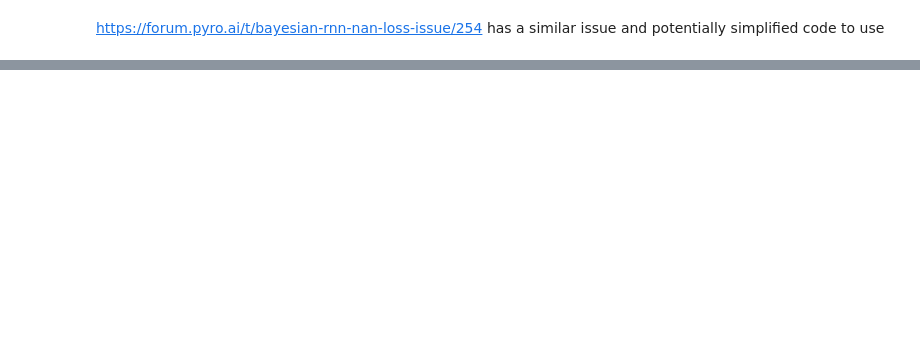
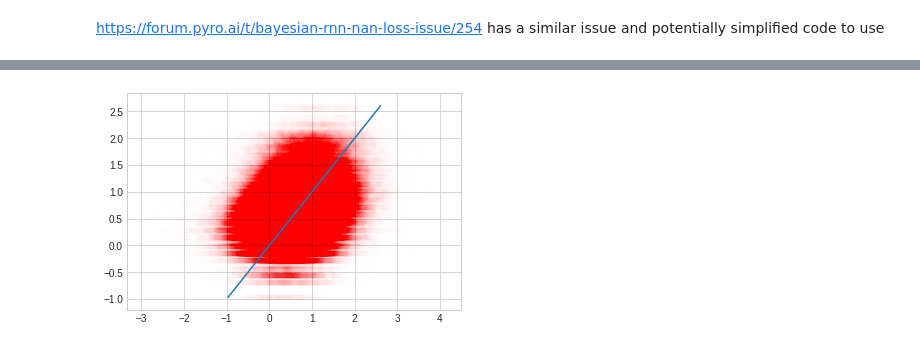
Before and after one commit to jdiaz4302/tornadoesr_further, a Jupyter notebook: best_model_pyro.ipynb, the cells around one changed output, grey strips where cells are left out. Drawn from its saved outputs; the diff is of its cells as text; code cells hidden in the pictures; blank space fills up the shorter version.

```diff
--- a/best_model_pyro.ipynb
+++ b/best_model_pyro.ipynb
@@ -564,0 +548,2 @@ https://forum.pyro.ai/t/bayesian-rnn-nan-loss-issue/254 has a similar issue and
+# %%
+what_is_this = pyro.nn.MaskedLinear(3, 1, torch.tensor([1, 1, 1]).type(torch.FloatTensor))
@@ -564,0 +575,30 @@ https://forum.pyro.ai/t/bayesian-rnn-nan-loss-issue/254 has a similar issue and
+# %%
+# Import data
+tor_df = pd.read_csv("../tornadoesr/data/raw/tor_train_set_no_zeros.csv")
+
+# Seperating variables
+# The outcomes
+tornado_outcome = tor_df.iloc[:, [2]]
+
+# The predictors
+tornado_predictors = tor_df.iloc[:, 3:]
+
+tor_data = tor_df.iloc[:, 2:].values
+tor_data = Variable(torch.from_numpy(tor_data).type(torch.FloatTensor))
+# %%
+class Net(torch.nn.Module):
+    def __init__(self, n_feature, n_hidden):
+        super(Net, self).__init__()
+        self.hidden = torch.nn.Linear(n_feature, n_hidden)   # hidden layer
+        self.predict = torch.nn.Linear(n_hidden, 1)   # output layer
+
+    def forward(self, x):
+        x = self.hidden(x)
+        x = self.predict(x)
+        return x
+
+first_layer = tornado_predictors.shape[1]
+second_layer = 50
+
+softplus = torch.nn.Softplus()
+regression_model = Net(first_layer, second_layer)
@@ -564,0 +715,15 @@ https://forum.pyro.ai/t/bayesian-rnn-nan-loss-issue/254 has a similar issue and
+# %%
+preds = []
+for i in range(100):
+    sampled_reg_model = guide(tor_data[:, 1:])
+    pred = sampled_reg_model(tor_data[:, 1:]).data.numpy().flatten()
+    plt.scatter(x = pred, y = tornado_outcome.values, alpha = 0.0025, color = 'red')
+    preds.append(pred)
+
+preds = np.array(preds)
+mean = np.mean(preds, axis=0)
+
+plt.plot([tornado_outcome.values.min(), tornado_outcome.values.max()],
+         [tornado_outcome.values.min(), tornado_outcome.values.max()]);
+# %% [output]
+[figure, added]
```
Also changed, not shown: parts of 30 cells of this notebook.
